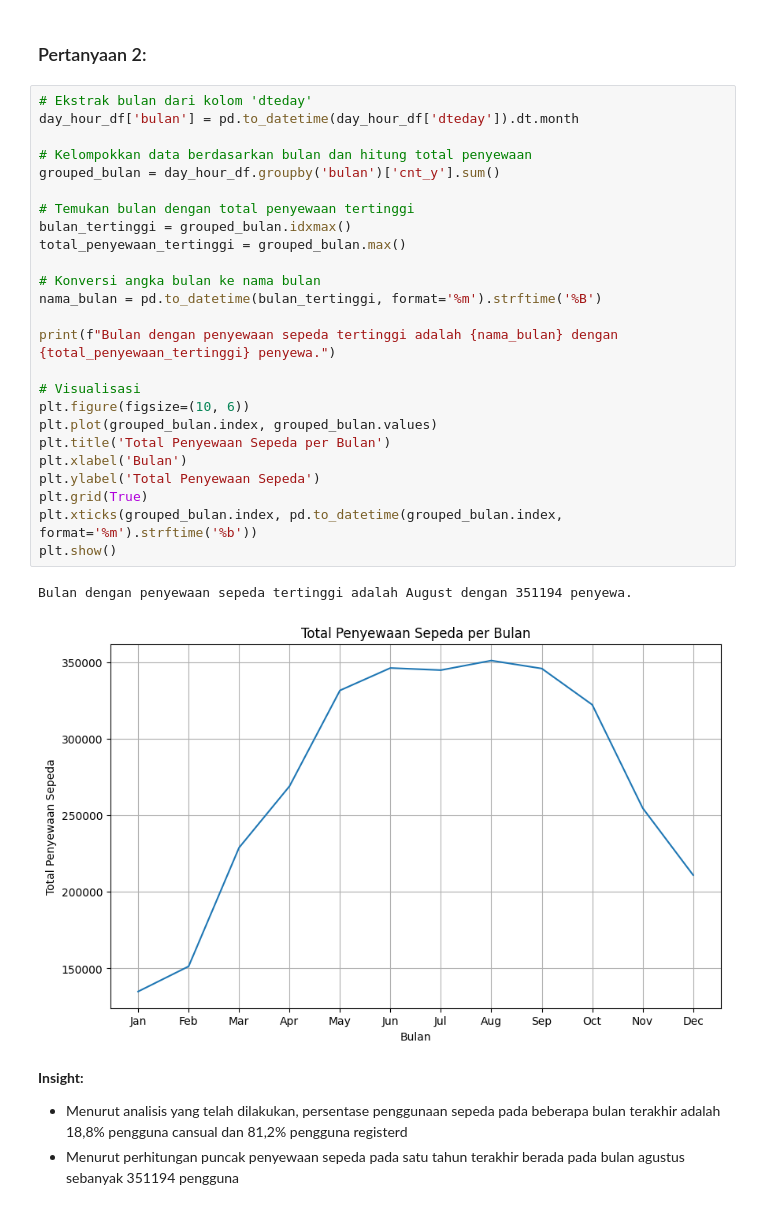
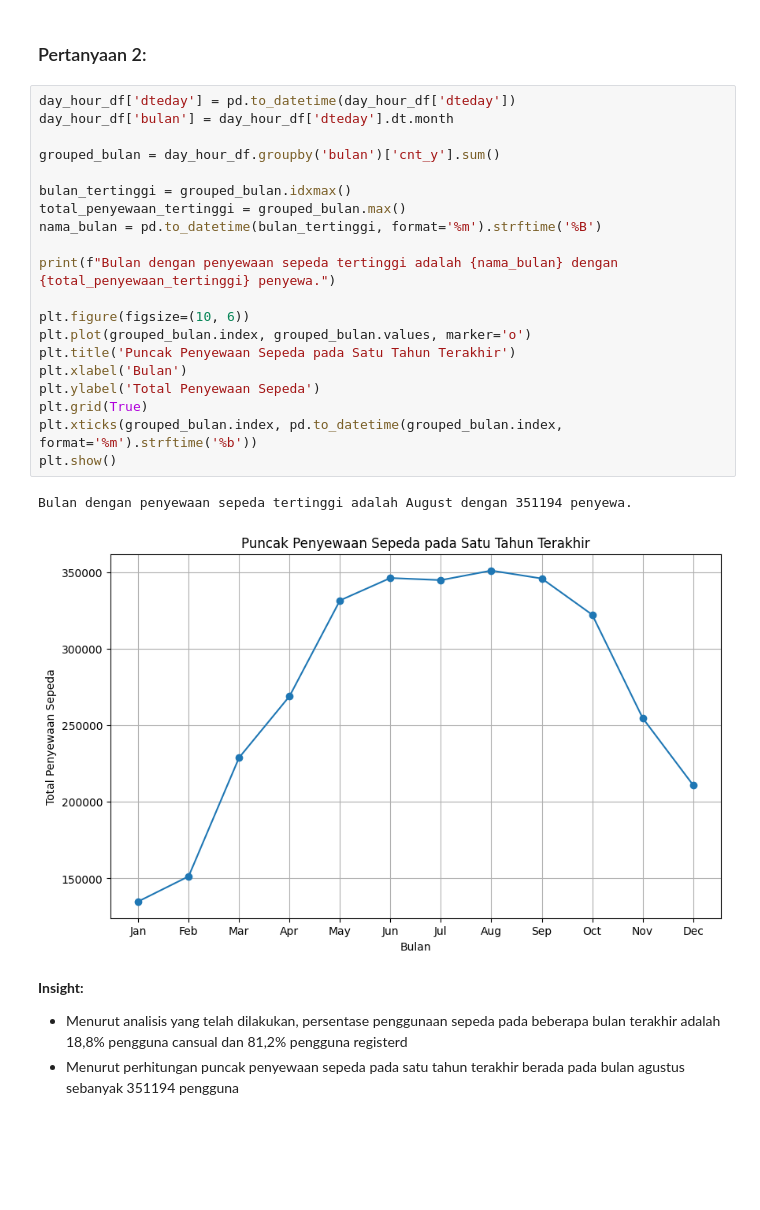
Before and after one commit to Salwazd21/Proyek-ADP-Dicoding, a Jupyter notebook: Notebook.ipynb, the cells around one changed output. Saved outputs shown, nothing was run; the diff lists cells and outputs as text; blank space fills up the shorter version.

```diff
--- a/Notebook.ipynb
+++ b/Notebook.ipynb
@@ -736,33 +759,28 @@ plt.show()
 # %% [markdown]
 ### Pertanyaan 2:
 # %%
-# Ekstrak bulan dari kolom 'dteday'
-day_hour_df['bulan'] = pd.to_datetime(day_hour_df['dteday']).dt.month
+day_hour_df['dteday'] = pd.to_datetime(day_hour_df['dteday'])
+day_hour_df['bulan'] = day_hour_df['dteday'].dt.month
 
-# Kelompokkan data berdasarkan bulan dan hitung total penyewaan
 grouped_bulan = day_hour_df.groupby('bulan')['cnt_y'].sum()
 
-# Temukan bulan dengan total penyewaan tertinggi
 bulan_tertinggi = grouped_bulan.idxmax()
 total_penyewaan_tertinggi = grouped_bulan.max()
-
-# Konversi angka bulan ke nama bulan
 nama_bulan = pd.to_datetime(bulan_tertinggi, format='%m').strftime('%B')
 
 print(f"Bulan dengan penyewaan sepeda tertinggi adalah {nama_bulan} dengan {total_penyewaan_tertinggi} penyewa.")
 
-# Visualisasi
 plt.figure(figsize=(10, 6))
-plt.plot(grouped_bulan.index, grouped_bulan.values)
-plt.title('Total Penyewaan Sepeda per Bulan')
+plt.plot(grouped_bulan.index, grouped_bulan.values, marker='o')
+plt.title('Puncak Penyewaan Sepeda pada Satu Tahun Terakhir')
 plt.xlabel('Bulan')
 plt.ylabel('Total Penyewaan Sepeda')
 plt.grid(True)
 plt.xticks(grouped_bulan.index, pd.to_datetime(grouped_bulan.index, format='%m').strftime('%b'))
 plt.show()
 # %% [output]
 Bulan dengan penyewaan sepeda tertinggi adalah August dengan 351194 penyewa.
-[figure, old version]
+[figure, new version]
 # %% [markdown]
 **Insight:**
 - Menurut analisis yang telah dilakukan, persentase penggunaan sepeda pada beberapa bulan terakhir adalah 18,8% pengguna cansual dan 81,2% pengguna registerd
```
Also changed, not shown: parts of 5 cells of this notebook.
